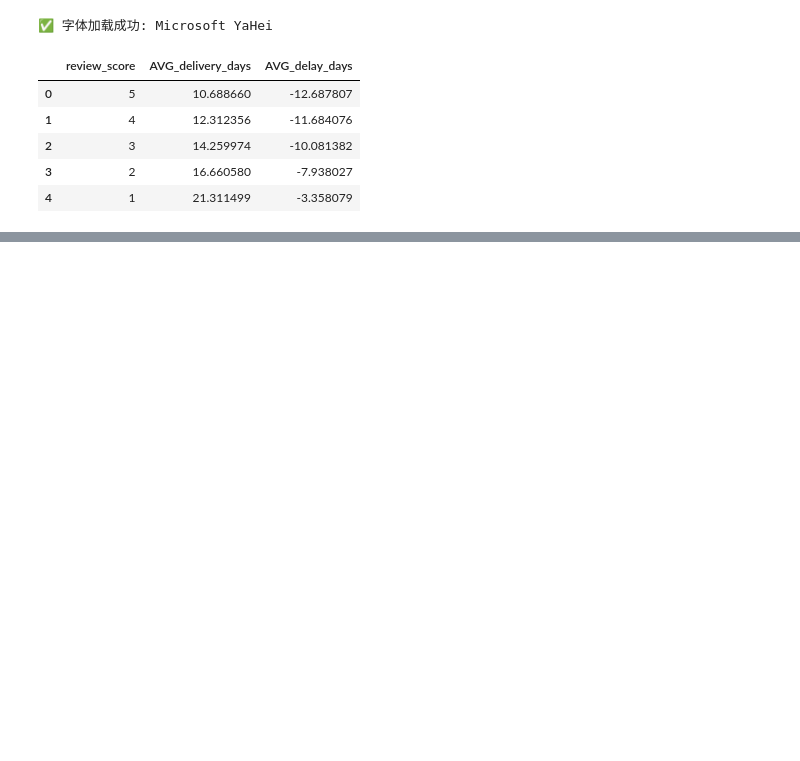
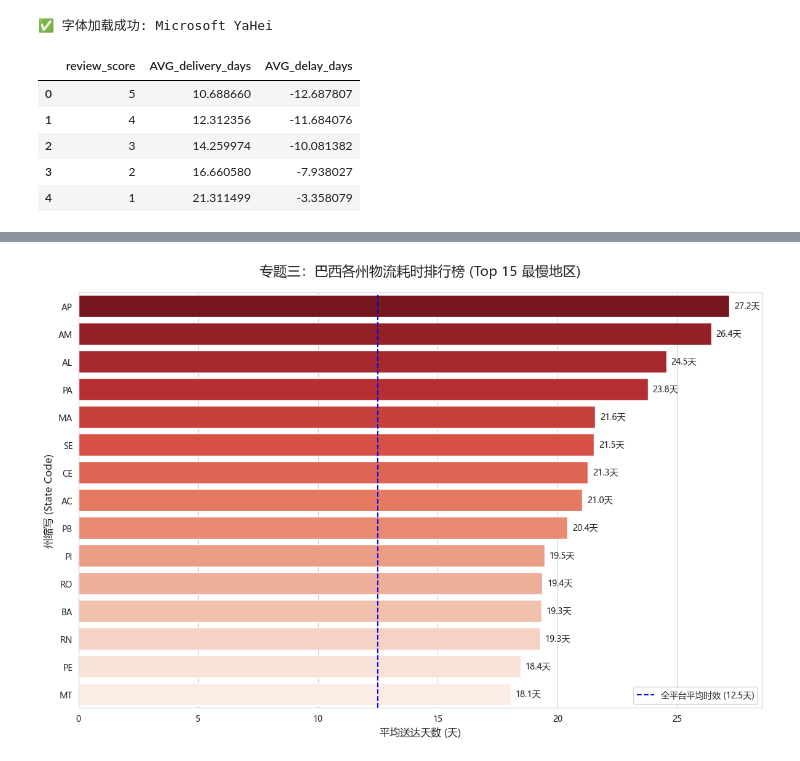
Before and after one commit to rileymskcnctools-oss/01_Brazil_Ecommerce, a Jupyter notebook: notebooks/logistic_analysis.ipynb, the cells around one changed output, grey strips where cells are left out. Saved outputs shown, nothing was run; the diff lists cells and outputs as text; code cells hidden in the pictures; blank space fills up the shorter version.

```diff
--- a/notebooks/logistic_analysis.ipynb
+++ b/notebooks/logistic_analysis.ipynb
@@ -103,0 +102,51 @@ Passing `palette` without assigning `hue` is deprecated and will be removed in v
+# %%
+from config import *
+
+
+# 1. 执行 SQL 获取地域数据
+query_geo = """
+SELECT
+    c.customer_state,
+    COUNT(ood.order_id) AS total_orders,
+    AVG(JULIANDAY(ood.order_delivered_customer_date) - JULIANDAY(ood.order_purchase_timestamp)) AS avg_delivery_days
+FROM olist_orders_dataset ood
+JOIN olist_customers_dataset c ON ood.customer_id = c.customer_id
+WHERE ood.order_status = 'delivered'
+  AND ood.order_delivered_customer_date IS NOT NULL
+GROUP BY 1
+HAVING total_orders > 50
+ORDER BY avg_delivery_days DESC;
+"""
+df_geo = pd.read_sql(query_geo, conn)
+
+# 2. 绘图设置
+plt.figure(figsize=(12, 8))
+# 使用红色渐变色，颜色越深代表物流越慢，预警意味越强
+ax = sns.barplot(
+    x='avg_delivery_days',
+    y='customer_state',
+    data=df_geo.head(15), # 展示最慢的前15个州
+   hue='customer_state',  # 明确指定按州名着色
+    palette='Reds_r',
+    legend=False           # 隐藏侧边多余的图例
+)
+
+# 3. 添加装饰与标注
+plt.title('专题三：巴西各州物流耗时排行榜 (Top 15 最慢地区)', fontsize=16, pad=20)
+plt.xlabel('平均送达天数 (天)', fontsize=12)
+plt.ylabel('州缩写 (State Code)', fontsize=12)
+
+# 在条形图末端加上具体天数
+for p in ax.patches:
+    ax.annotate(f'{p.get_width():.1f}天',
+                (p.get_width() + 0.2, p.get_y() + p.get_height()/2),
+                va='center', fontsize=10)
+
+# 添加一条全平台平均线的参考点（假设全平台平均12天）
+plt.axvline(12.5, color='blue', linestyle='--', label='全平台平均时效 (12.5天)')
+plt.legend()
+
+plt.tight_layout()
+plt.show()
+# %% [output]
+[figure, added]
```
Also changed, not shown: parts of 1 cell of this notebook, 5 other files.
